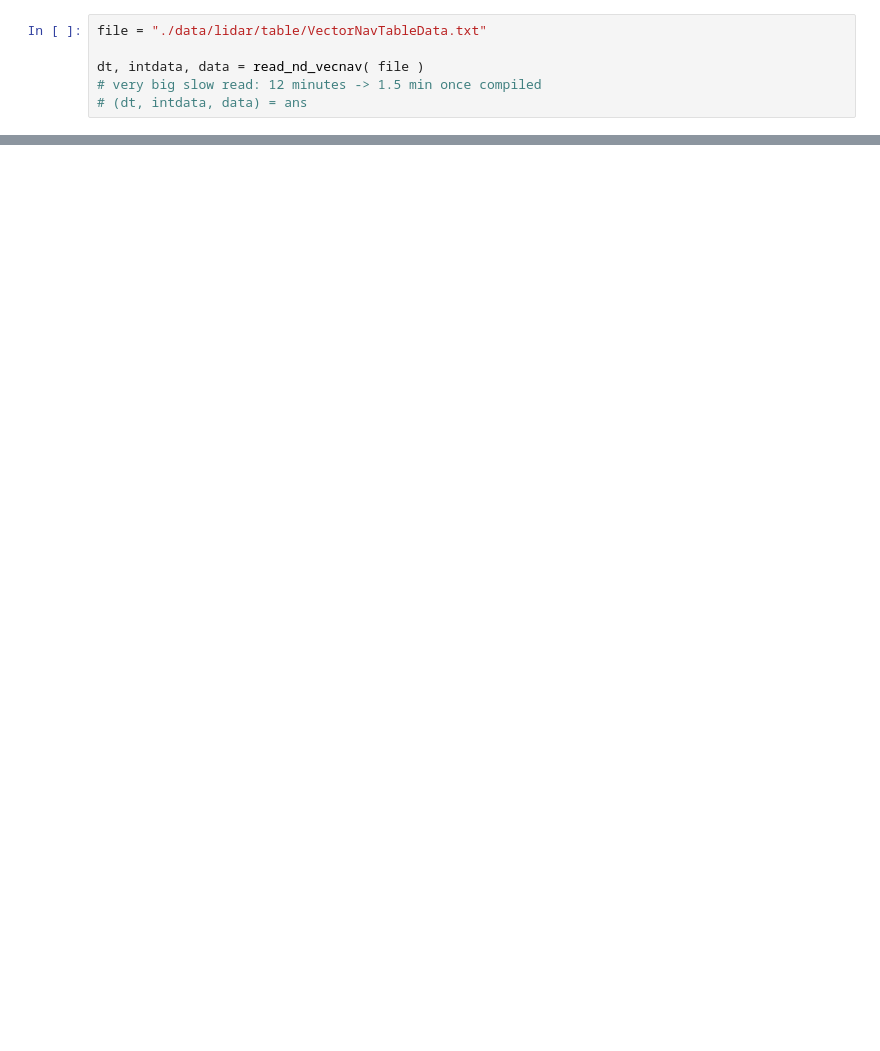
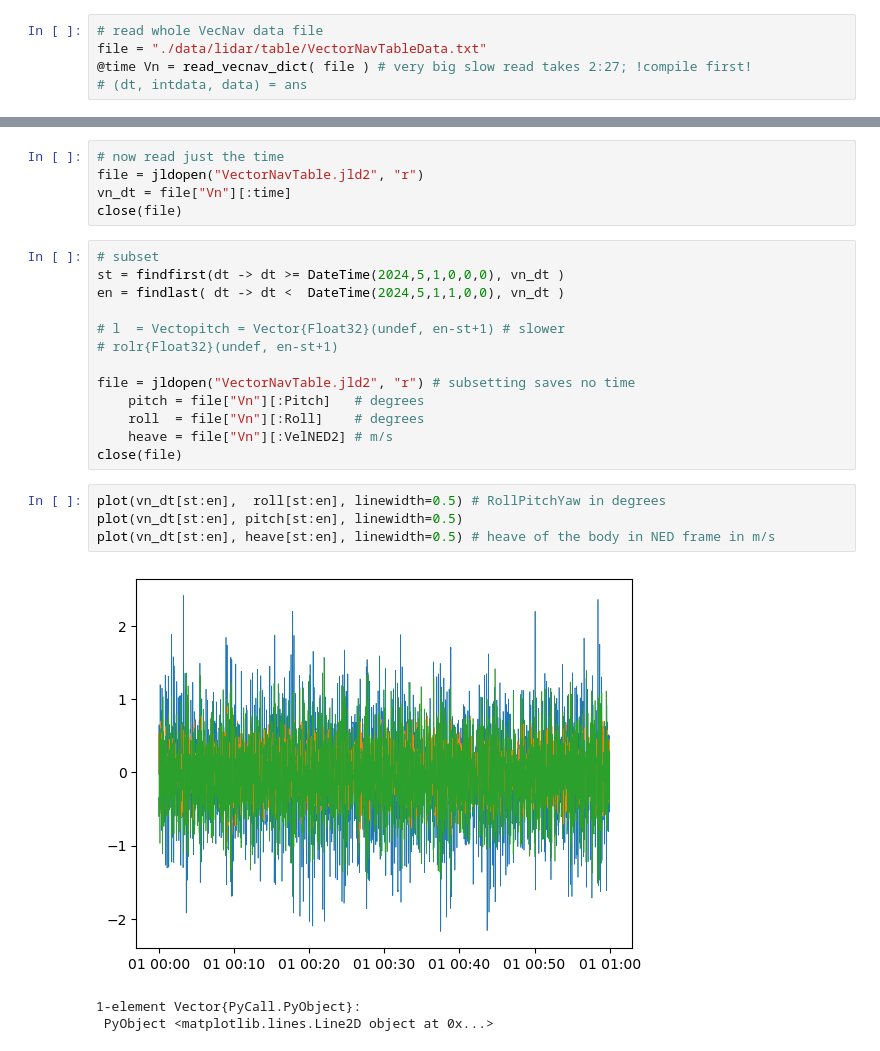
Before and after one commit to deszoeke/lidar, a Jupyter notebook: vectornav.ipynb, the cells around one changed output, grey strips where cells are left out. Drawn from its saved outputs; the diff is of its cells as text; blank space fills up the shorter version.

Commit message:
vectornav names and units

```diff
--- a/vectornav.ipynb
+++ b/vectornav.ipynb
@@ -52,7 +131,6 @@ read_nd_vecnav (generic function with 1 method)
 # %%
+# read whole VecNav data file
 file = "./data/lidar/table/VectorNavTableData.txt"
-
-dt, intdata, data = read_nd_vecnav( file )
-# very big slow read: 12 minutes -> 1.5 min once compiled
+@time Vn = read_vecnav_dict( file ) # very big slow read takes 2:27; !compile first!
 # (dt, intdata, data) = ans
 # %% [output]
@@ -148,0 +221,26 @@ plot((0:1000).*0.05,data[1000:2000,[13, 12, 11]])
+# %%
+# now read just the time
+file = jldopen("VectorNavTable.jld2", "r")
+vn_dt = file["Vn"][:time]
+close(file)
+# %%
+# subset
+st = findfirst(dt -> dt >= DateTime(2024,5,1,0,0,0), vn_dt )
+en = findlast( dt -> dt <  DateTime(2024,5,1,1,0,0), vn_dt )
+
+# l  = Vectopitch = Vector{Float32}(undef, en-st+1) # slower
+# rolr{Float32}(undef, en-st+1)
+
+file = jldopen("VectorNavTable.jld2", "r") # subsetting saves no time
+    pitch = file["Vn"][:Pitch]   # degrees
+    roll  = file["Vn"][:Roll]    # degrees
+    heave = file["Vn"][:VelNED2] # m/s
+close(file)
+# %%
+plot(vn_dt[st:en],  roll[st:en], linewidth=0.5) # RollPitchYaw in degrees
+plot(vn_dt[st:en], pitch[st:en], linewidth=0.5)
+plot(vn_dt[st:en], heave[st:en], linewidth=0.5) # heave of the body in NED frame in m/s
+# %% [output]
+[figure, added]
+1-element Vector{PyCall.PyObject}:
+ PyObject <matplotlib.lines.Line2D object at 0x...>
```
Also changed, not shown: parts of 18 cells of this notebook, 3 other files.
